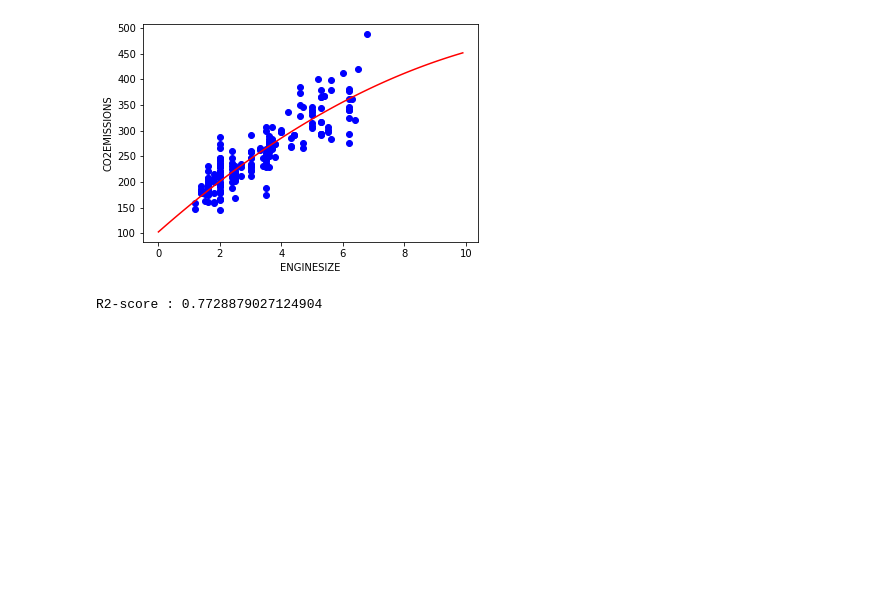
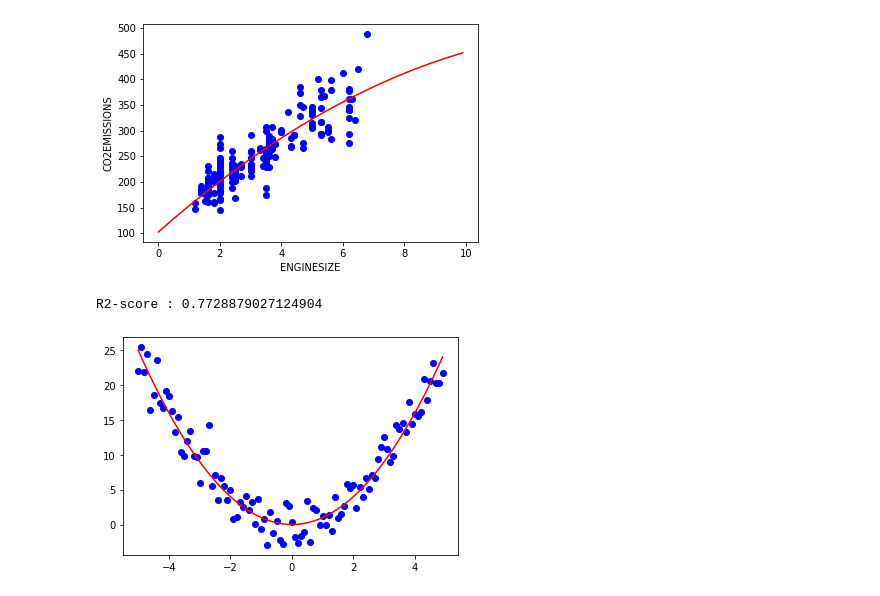
Before and after one commit to yasinrezaei/ML-Python, a Jupyter notebook: Regression/non_linear_regression.ipynb, the cells around one changed output. Saved outputs shown, nothing was run; the diff lists cells and outputs as text; code cells hidden in the pictures; blank space fills up the shorter version.

```diff
--- a/Regression/non_linear_regression.ipynb
+++ b/Regression/non_linear_regression.ipynb
@@ -69,3 +69,14 @@ test_y_ = clf.predict(test_x_poly)
 print(f"R2-score : {r2_score(test_y,test_y_)}")
 # %% [output]
 R2-score : 0.7728879027124904
+# %%
+x = np.arange(-5.0, 5.0, 0.1)
+y = np.power(x,2)
+
+y_noise = 2*np.random.normal(size=x.size)
+ydata = y+y_noise
+plt.plot(x,ydata,'bo')
+plt.plot(x,y,'r')
+plt.show()
+# %% [output]
+[figure, added]
```
Also changed, not shown: parts of 13 cells of this notebook, 1 other file.
